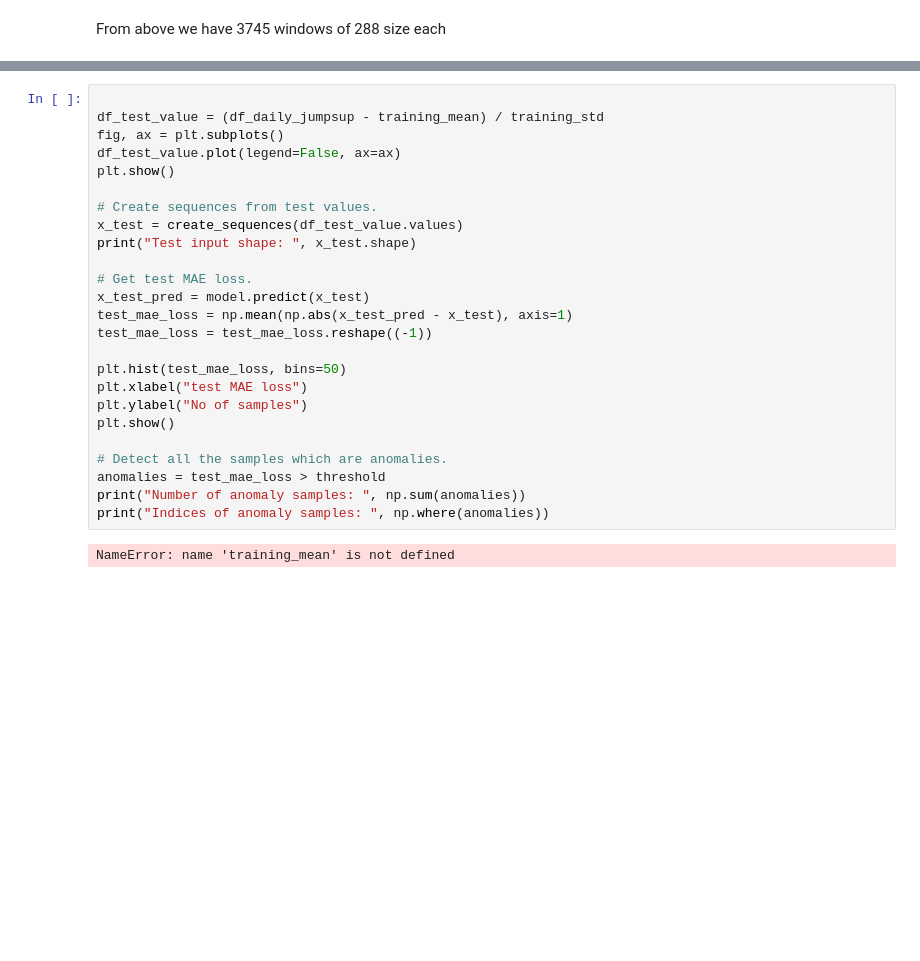
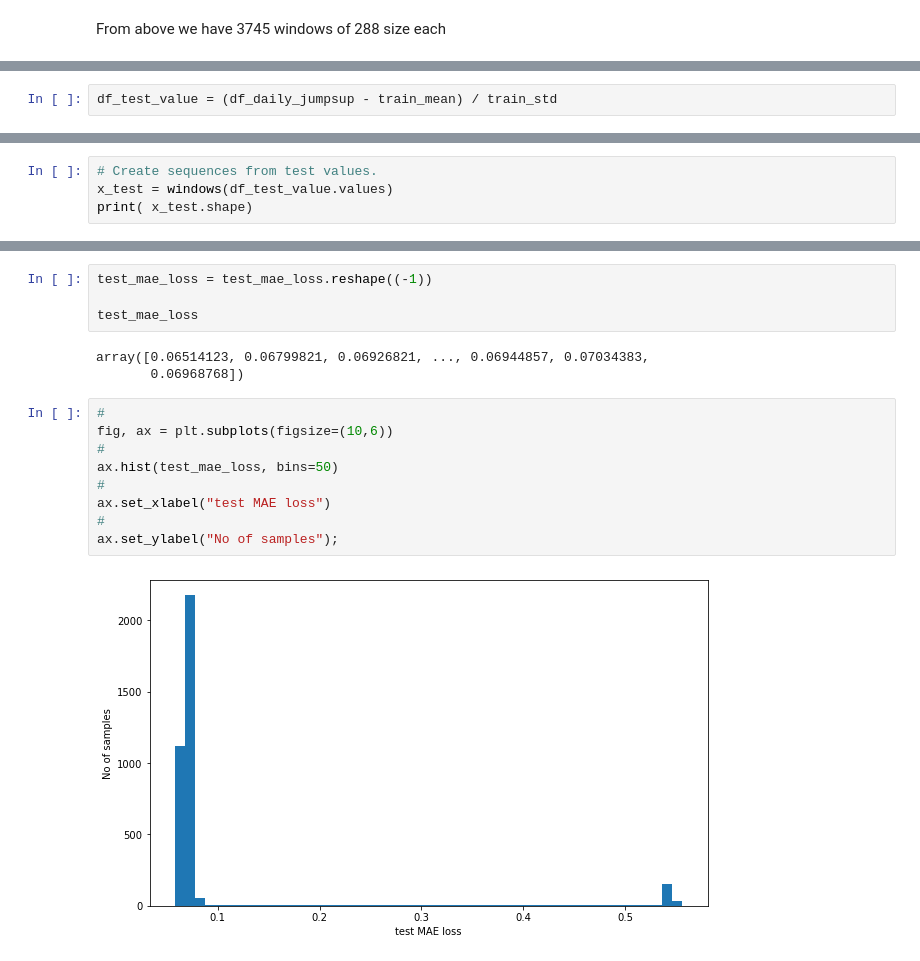
Before and after one commit to LauraBrogan/2022-MLS-Assessment, a Jupyter notebook: project-anomaly-detection.ipynb, the cells around one changed output, grey strips where cells are left out. Saved outputs shown, nothing was run; the diff lists cells and outputs as text; blank space fills up the shorter version.

```diff
--- a/project-anomaly-detection.ipynb
+++ b/project-anomaly-detection.ipynb
@@ -289,0 +382,2 @@ plt.show()
+# %%
+df_test_value = (df_daily_jumpsup - train_mean) / train_std
@@ -289,0 +389,4 @@ plt.show()
+# %%
+# Create sequences from test values.
+x_test = windows(df_test_value.values)
+print( x_test.shape)
@@ -290,27 +409,18 @@ plt.show()
 # %%
-
-df_test_value = (df_daily_jumpsup - training_mean) / training_std
-fig, ax = plt.subplots()
-df_test_value.plot(legend=False, ax=ax)
-plt.show()
-
-# Create sequences from test values.
-x_test = create_sequences(df_test_value.values)
-print("Test input shape: ", x_test.shape)
-
-# Get test MAE loss.
-x_test_pred = model.predict(x_test)
-test_mae_loss = np.mean(np.abs(x_test_pred - x_test), axis=1)
 test_mae_loss = test_mae_loss.reshape((-1))
 
-plt.hist(test_mae_loss, bins=50)
-plt.xlabel("test MAE loss")
-plt.ylabel("No of samples")
-plt.show()
-
-# Detect all the samples which are anomalies.
-anomalies = test_mae_loss > threshold
-print("Number of anomaly samples: ", np.sum(anomalies))
-print("Indices of anomaly samples: ", np.where(anomalies))
+test_mae_loss
 # %% [output]
-NameError: name 'training_mean' is not defined
+array([0.06514123, 0.06799821, 0.06926821, ..., 0.06944857, 0.07034383,
+       0.06968768])
+# %%
+#
+fig, ax = plt.subplots(figsize=(10,6))
+#
+ax.hist(test_mae_loss, bins=50)
+#
+ax.set_xlabel("test MAE loss")
+#
+ax.set_ylabel("No of samples");
+# %% [output]
+[figure, added]
```
Also changed, not shown: parts of 43 cells of this notebook.
